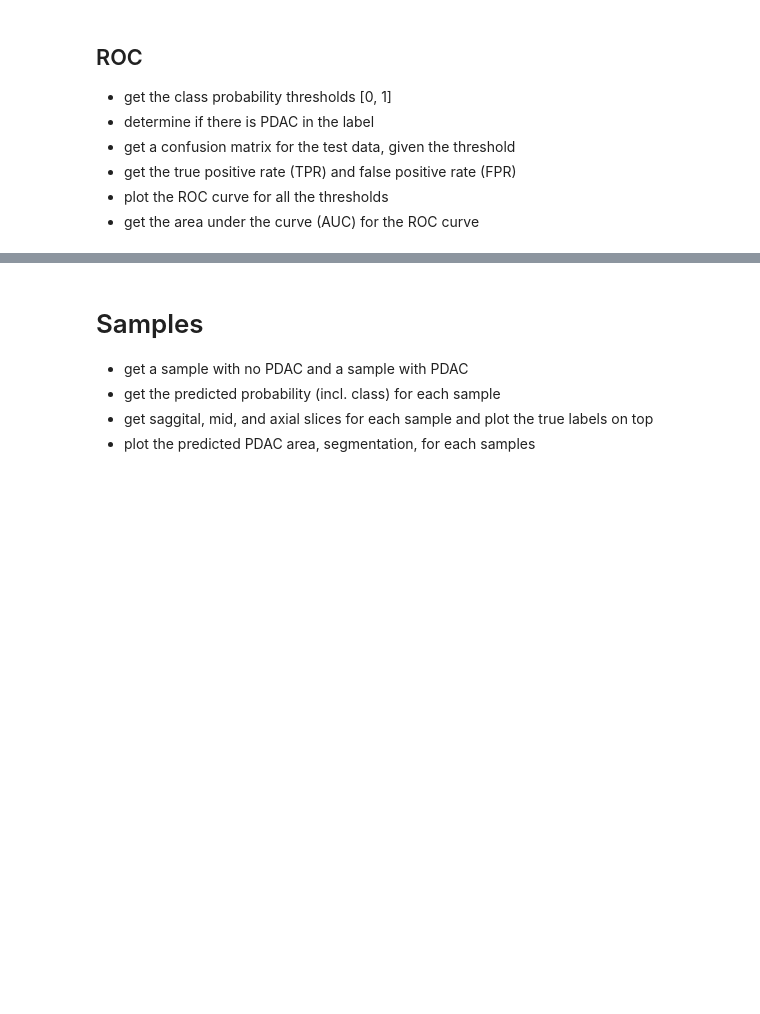
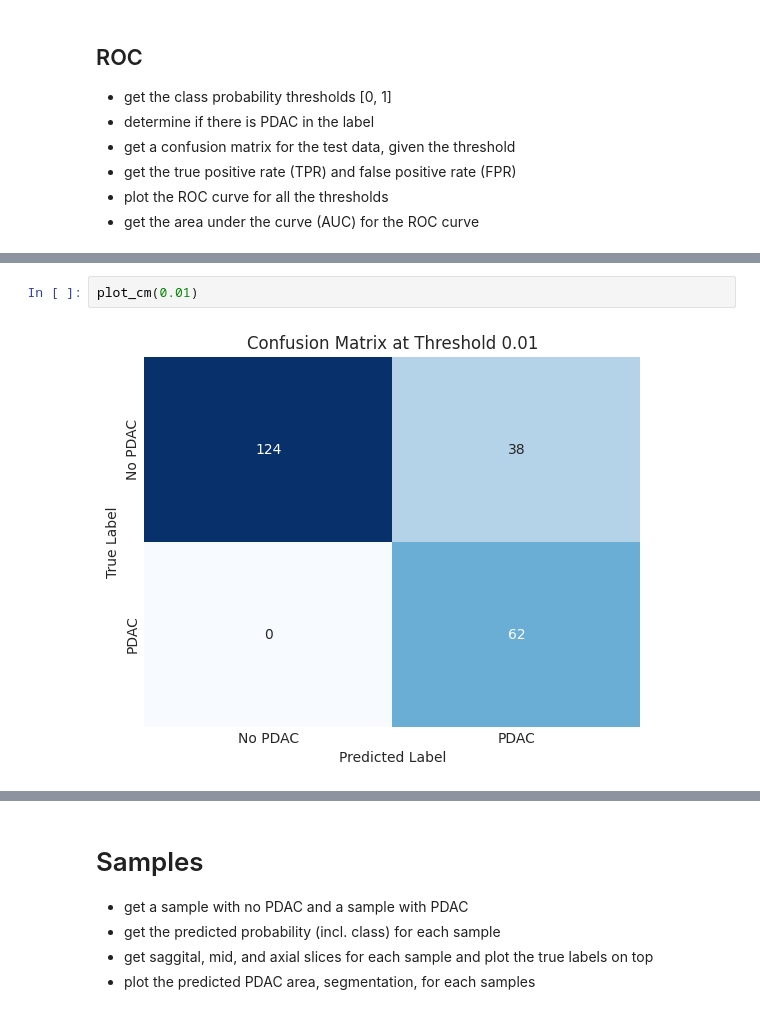
Before and after one commit to mirklys/PDAC_Detection_forked, a Jupyter notebook: test_model.ipynb, the cells around one changed output, grey strips where cells are left out. Cells and saved outputs as stored; diff of their text form; blank space fills up the shorter version.

```diff
--- a/test_model.ipynb
+++ b/test_model.ipynb
@@ -215,0 +245,4 @@ np.unique([contains_pdac_lession(tl) for tl in true_labels], return_counts=True)
+# %%
+plot_cm(0.01)
+# %% [output]
+[figure, added]
```
Also changed, not shown: parts of 46 cells of this notebook, 4 other files.
